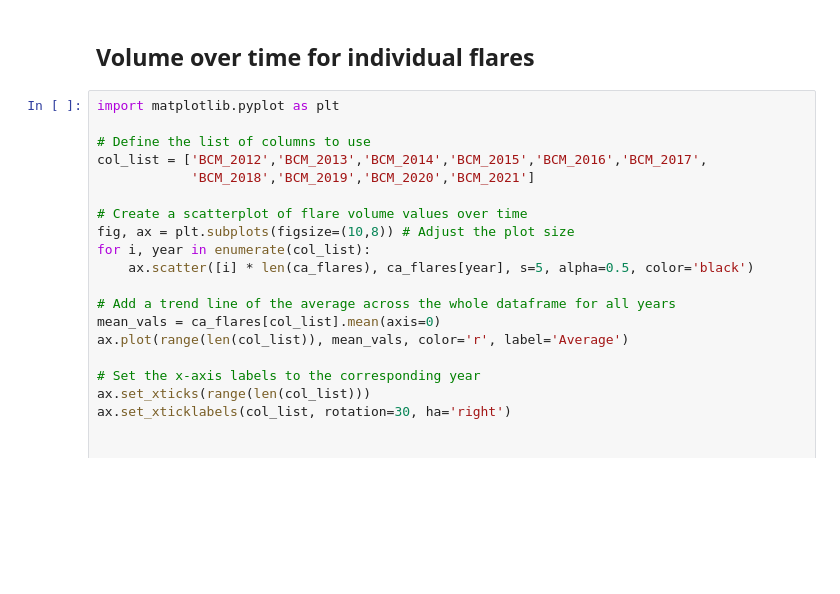
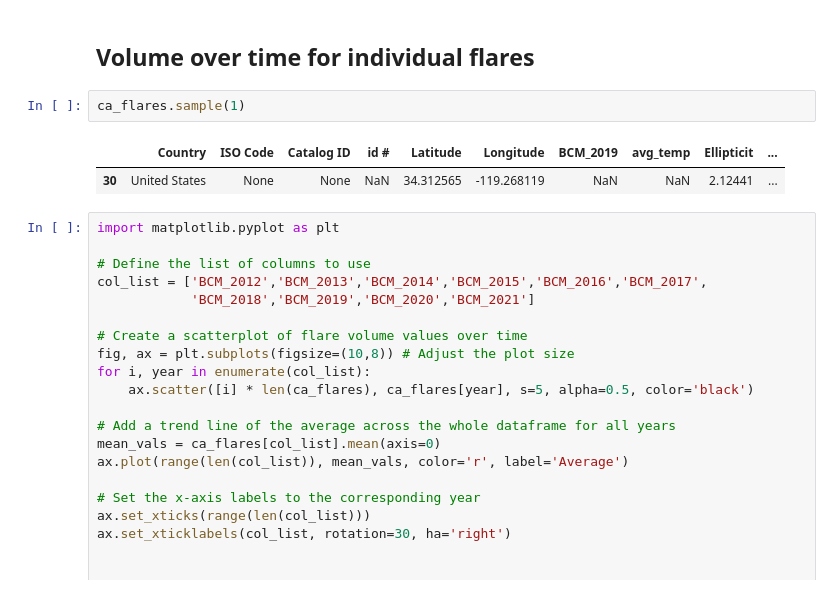
Before and after one commit to natebendermontana/capstone_rmi, a Jupyter notebook: flare_vol_by_year.ipynb, the cells around one changed output. Drawn from its saved outputs; the diff is of its cells as text; blank space fills up the shorter version.

```diff
--- a/flare_vol_by_year.ipynb
+++ b/flare_vol_by_year.ipynb
@@ -188,6 +179,11 @@ plot.legend(bbox_to_anchor=(1.05, 1), loc='upper left', borderaxespad=0, title='
 [figure]
 # %% [markdown]
 ## Volume over time for individual flares
+# %%
+ca_flares.sample(1)
+# %% [output]
+|  | Country | ISO Code | Catalog ID | id # | Latitude | Longitude | BCM_2019 | avg_temp | Ellipticit | ... |
+| 30 | United States | None | None | NaN | 34.312565 | -119.268119 | NaN | NaN | 2.12441 | ... |
 # %%
 import matplotlib.pyplot as plt
 
```
Also changed, not shown: parts of 24 cells of this notebook, 1 other file.
